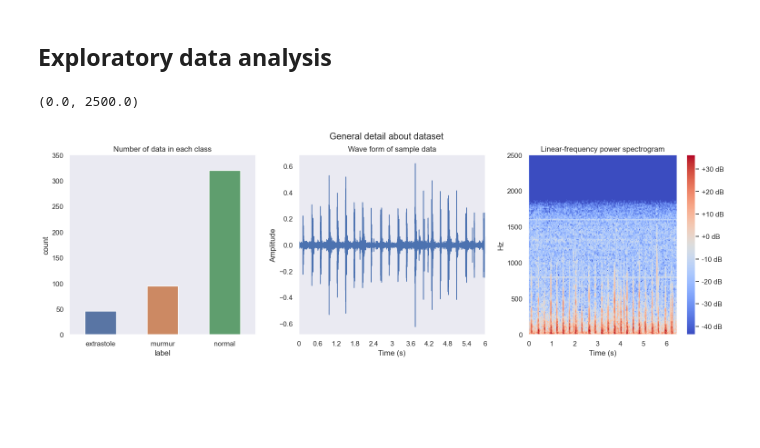
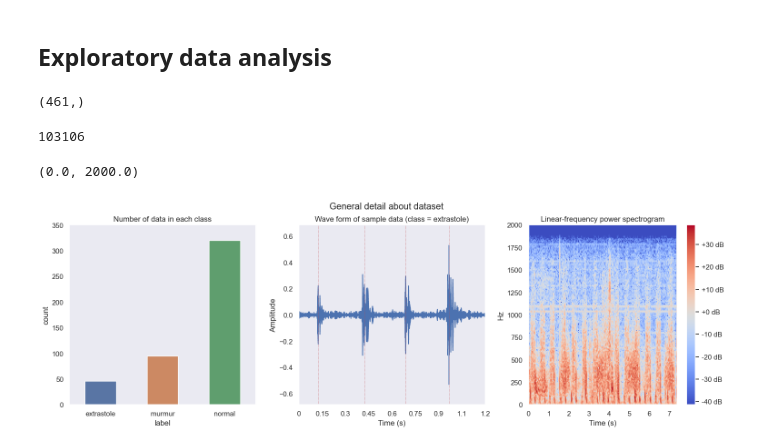
Before and after one commit to NattapolChan/SC1015-PROJECT, a Jupyter notebook: EDA.ipynb, the cells around one changed output. Saved outputs shown, nothing was run; the diff lists cells and outputs as text; code cells hidden in the pictures; blank space fills up the shorter version.

```diff
--- a/EDA.ipynb
+++ b/EDA.ipynb
@@ -18,27 +18,46 @@ data_a_timing = pd.read_csv(f'{PROJECT_DIR}dataset/set_a_timing.csv')
 dataset = set_b_dataset(PROJECT_DIR)
 # %% [markdown]
 ## Exploratory data analysis
+# %%
+np.array(dataset.dataset)[:, 0].shape
+# %% [output]
+(461,)
+# %%
+len(dataset.dataset[0][0])
+# %% [output]
+103106
 # %%
+index = 10
 fig, axes = plt.subplots(1,3, figsize=(15,5))
 fig.tight_layout(w_pad=3.0)
 fig.suptitle('General detail about dataset')
 sb.set_theme(style="dark")
 plt.subplots_adjust(top=0.88)
 sb.countplot(data_b_path, ax=axes[0], x='label', width=0.5)
+
+librosa.util.peak_pick
+
+# plot number of dataset for each class
 axes[0].set_title('Number of data in each class')
 axes[0].set_ylim([0, 350])
 
-dataset.show_wave(10, ax=axes[1])
+# plot wave form and peak
+peak_array, _ = scipy.signal.find_peaks(dataset.dataset[index][0], height=0.1, distance=0.2*dataset.dataset[index][1])
+dataset.show_wave(index, ax=axes[1])
+label = dataset.metadata['label'][index]
+for eachpeak in peak_array:
+    axes[1].axvline(x = eachpeak/dataset.dataset[index][1], color = 'r',
+                    ls=":", linewidth=0.7)
 axes[1].set_ylabel('Amplitude')
 axes[1].set_xlabel('Time (s)')
-axes[1].set_xlim([0, 6])
-axes[1].set_title('Wave form of sample data')
+axes[1].set_xlim([0.0, 1.2])
+axes[1].set_title(f'Wave form of sample data (class = {label})')
 
-spectrogram = dataset.show_spec(10, ax=axes[2], y_axis='linear', x_axis='time')
+spectrogram = dataset.show_spec(100, ax=axes[2], y_axis='linear', x_axis='time')
 fig.colorbar(spectrogram, format='%+2.0f dB')
 plt.title('Linear-frequency power spectrogram')
 axes[2].set_xlabel('Time (s)')
-axes[2].set_ylim([0, 2500])
+axes[2].set_ylim([0, 2000])
 # %% [output]
-(0.0, 2500.0)
+(0.0, 2000.0)
-[figure, old version]
+[figure, new version]
```
Also changed, not shown: parts of 5 cells of this notebook, 1 other file.
